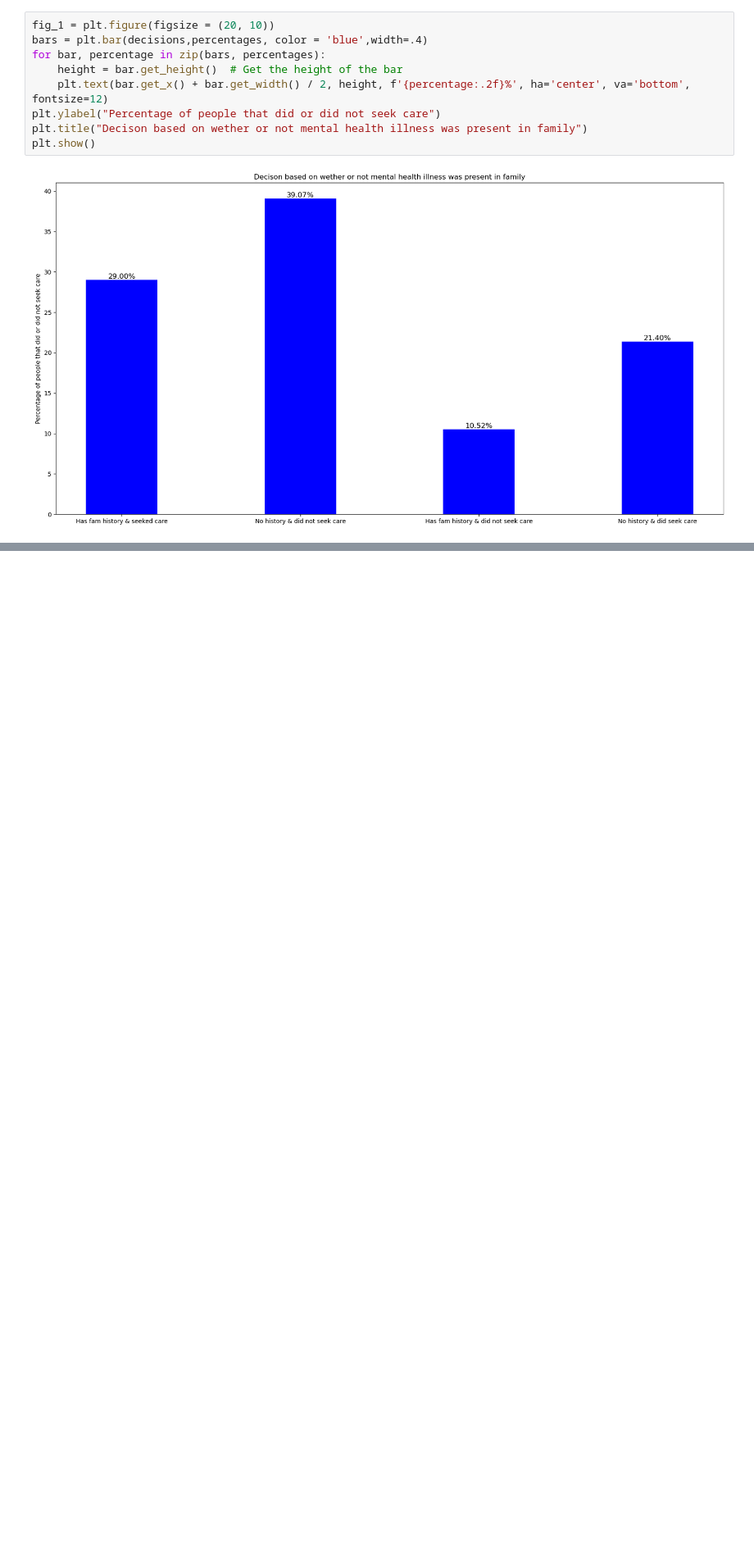
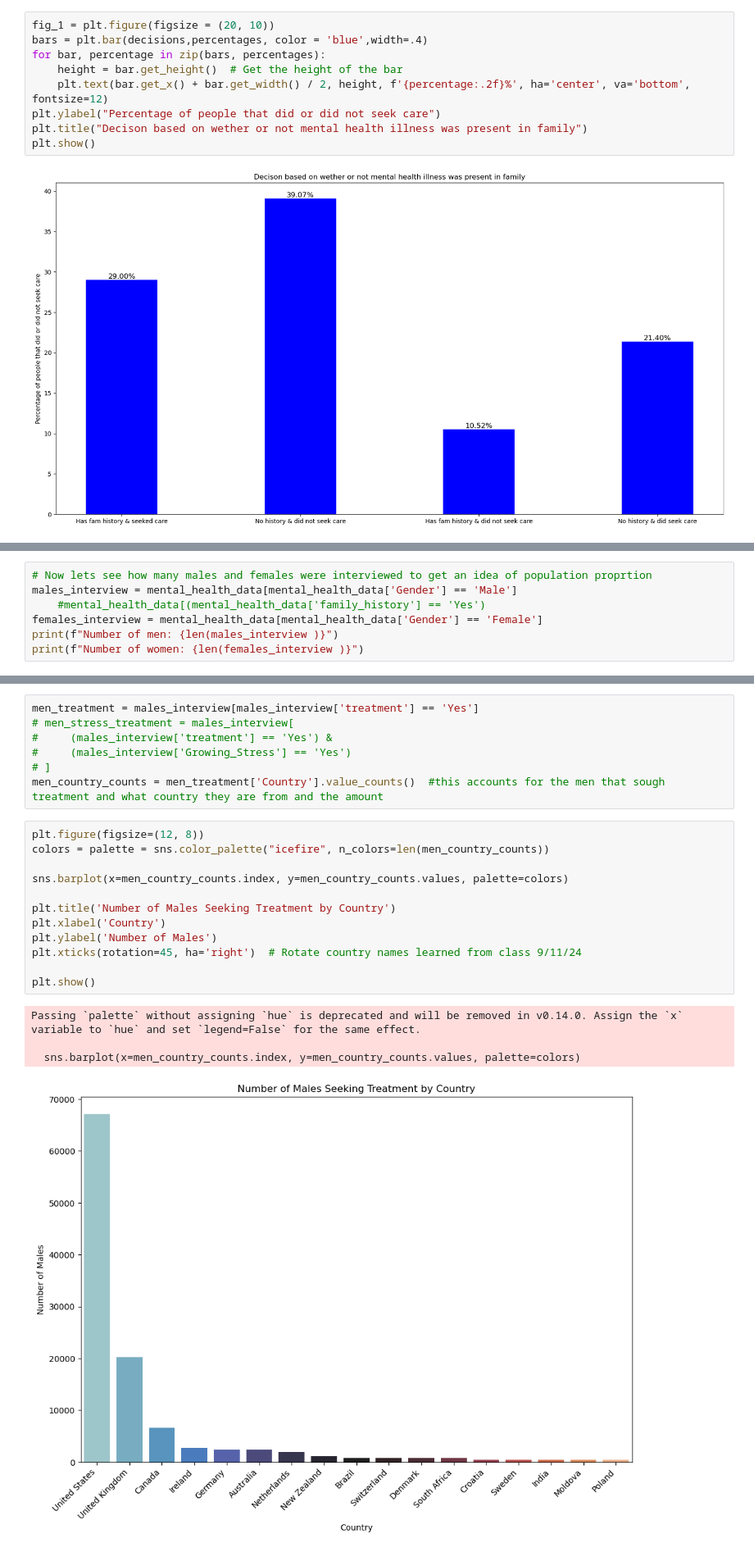
Before and after one commit to moeezawann/datamining, a Jupyter notebook: Project 1/project_1.ipynb, the cells around one changed output, grey strips where cells are left out. Shown at 82% size. Saved outputs shown, nothing was run; the diff lists cells and outputs as text; blank space fills up the shorter version.

```diff
--- a/Project 1/project_1.ipynb
+++ b/Project 1/project_1.ipynb
@@ -114,0 +138,7 @@ plt.show()
+# %%
+# Now lets see how many males and females were interviewed to get an idea of population proprtion
+males_interview = mental_health_data[mental_health_data['Gender'] == 'Male']
+    #mental_health_data[(mental_health_data['family_history'] == 'Yes')
+females_interview = mental_health_data[mental_health_data['Gender'] == 'Female']
+print(f"Number of men: {len(males_interview )}")
+print(f"Number of women: {len(females_interview )}")
@@ -114,0 +164,24 @@ plt.show()
+# %%
+men_treatment = males_interview[males_interview['treatment'] == 'Yes']
+# men_stress_treatment = males_interview[
+#     (males_interview['treatment'] == 'Yes') &
+#     (males_interview['Growing_Stress'] == 'Yes')
+# ]
+men_country_counts = men_treatment['Country'].value_counts()  #this accounts for the men that sough treatment and what country they are from and the amount
+# %%
+plt.figure(figsize=(12, 8))
+colors = palette = sns.color_palette("icefire", n_colors=len(men_country_counts))
+
+sns.barplot(x=men_country_counts.index, y=men_country_counts.values, palette=colors)
+
+plt.title('Number of Males Seeking Treatment by Country')
+plt.xlabel('Country')
+plt.ylabel('Number of Males')
+plt.xticks(rotation=45, ha='right')  # Rotate country names learned from class 9/11/24
+
+plt.show()
+# %% [output]
+Passing `palette` without assigning `hue` is deprecated and will be removed in v0.14.0. Assign the `x` variable to `hue` and set `legend=False` for the same effect.
+
+  sns.barplot(x=men_country_counts.index, y=men_country_counts.values, palette=colors)
+[figure, added]
```
Also changed, not shown: parts of 17 cells of this notebook, 4 other files.
